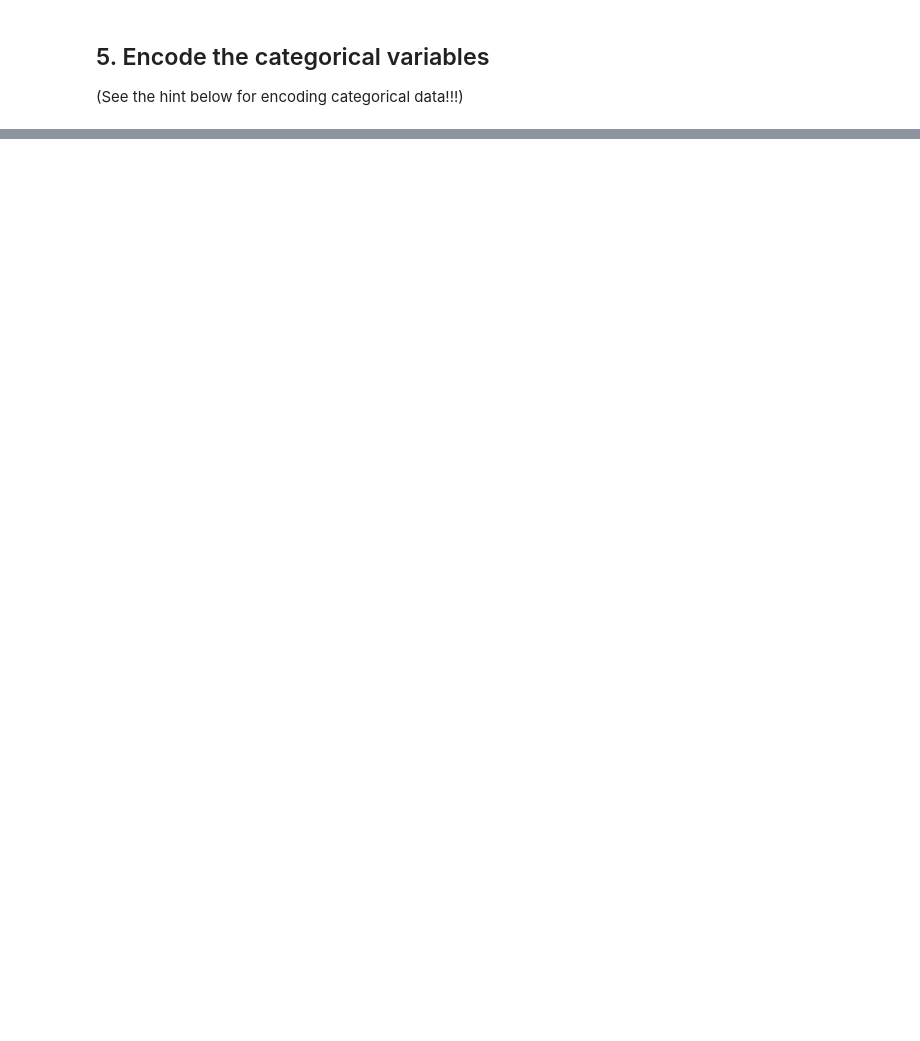
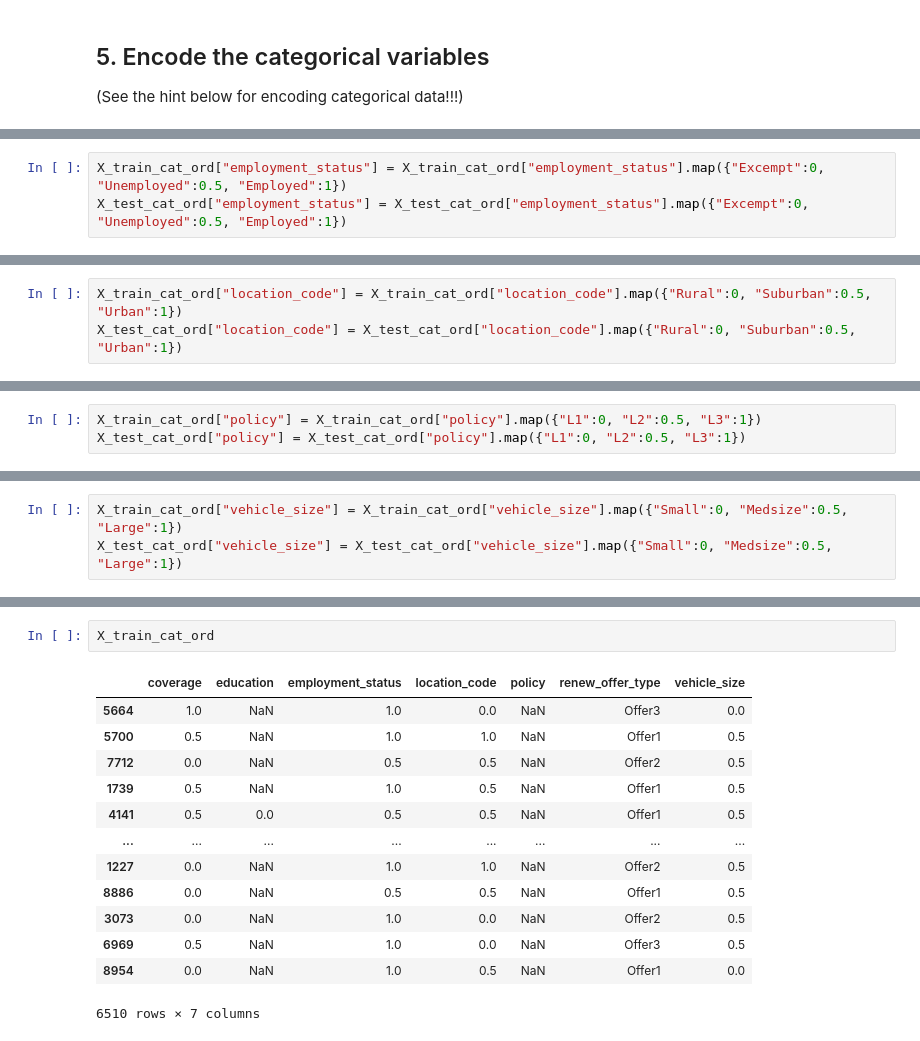
Before and after one commit to FrancRicart/lab-comparing-regression-models, a Jupyter notebook: Solution_FrancRicart.ipynb, the cells around one changed output, grey strips where cells are left out. Drawn from its saved outputs; the diff is of its cells as text; blank space fills up the shorter version.

```diff
--- a/Solution_FrancRicart.ipynb
+++ b/Solution_FrancRicart.ipynb
@@ -291,0 +353,3 @@ X_train_cat
+# %%
+X_train_cat_ord["employment_status"] = X_train_cat_ord["employment_status"].map({"Excempt":0, "Unemployed":0.5, "Employed":1})
+X_test_cat_ord["employment_status"] = X_test_cat_ord["employment_status"].map({"Excempt":0, "Unemployed":0.5, "Employed":1})
@@ -291,0 +360,3 @@ X_train_cat
+# %%
+X_train_cat_ord["location_code"] = X_train_cat_ord["location_code"].map({"Rural":0, "Suburban":0.5, "Urban":1})
+X_test_cat_ord["location_code"] = X_test_cat_ord["location_code"].map({"Rural":0, "Suburban":0.5, "Urban":1})
@@ -291,0 +369,3 @@ X_train_cat
+# %%
+X_train_cat_ord["policy"] = X_train_cat_ord["policy"].map({"L1":0, "L2":0.5, "L3":1})
+X_test_cat_ord["policy"] = X_test_cat_ord["policy"].map({"L1":0, "L2":0.5, "L3":1})
@@ -291,0 +376,3 @@ X_train_cat
+# %%
+X_train_cat_ord["vehicle_size"] = X_train_cat_ord["vehicle_size"].map({"Small":0, "Medsize":0.5, "Large":1})
+X_test_cat_ord["vehicle_size"] = X_test_cat_ord["vehicle_size"].map({"Small":0, "Medsize":0.5, "Large":1})
@@ -291,0 +395,16 @@ X_train_cat
+# %%
+X_train_cat_ord
+# %% [output]
+|  | coverage | education | employment_status | location_code | policy | renew_offer_type | vehicle_size |
+| 5664 | 1.0 | NaN | 1.0 | 0.0 | NaN | Offer3 | 0.0 |
+| 5700 | 0.5 | NaN | 1.0 | 1.0 | NaN | Offer1 | 0.5 |
+| 7712 | 0.0 | NaN | 0.5 | 0.5 | NaN | Offer2 | 0.5 |
+| 1739 | 0.5 | NaN | 1.0 | 0.5 | NaN | Offer1 | 0.5 |
+| 4141 | 0.5 | 0.0 | 0.5 | 0.5 | NaN | Offer1 | 0.5 |
+| ... | ... | ... | ... | ... | ... | ... | ... |
+| 1227 | 0.0 | NaN | 1.0 | 1.0 | NaN | Offer2 | 0.5 |
+| 8886 | 0.0 | NaN | 0.5 | 0.5 | NaN | Offer1 | 0.5 |
+| 3073 | 0.0 | NaN | 1.0 | 0.0 | NaN | Offer2 | 0.5 |
+| 6969 | 0.5 | NaN | 1.0 | 0.0 | NaN | Offer3 | 0.5 |
+| 8954 | 0.0 | NaN | 1.0 | 0.5 | NaN | Offer1 | 0.0 |
+6510 rows × 7 columns
```
Also changed, not shown: parts of 40 cells of this notebook.
